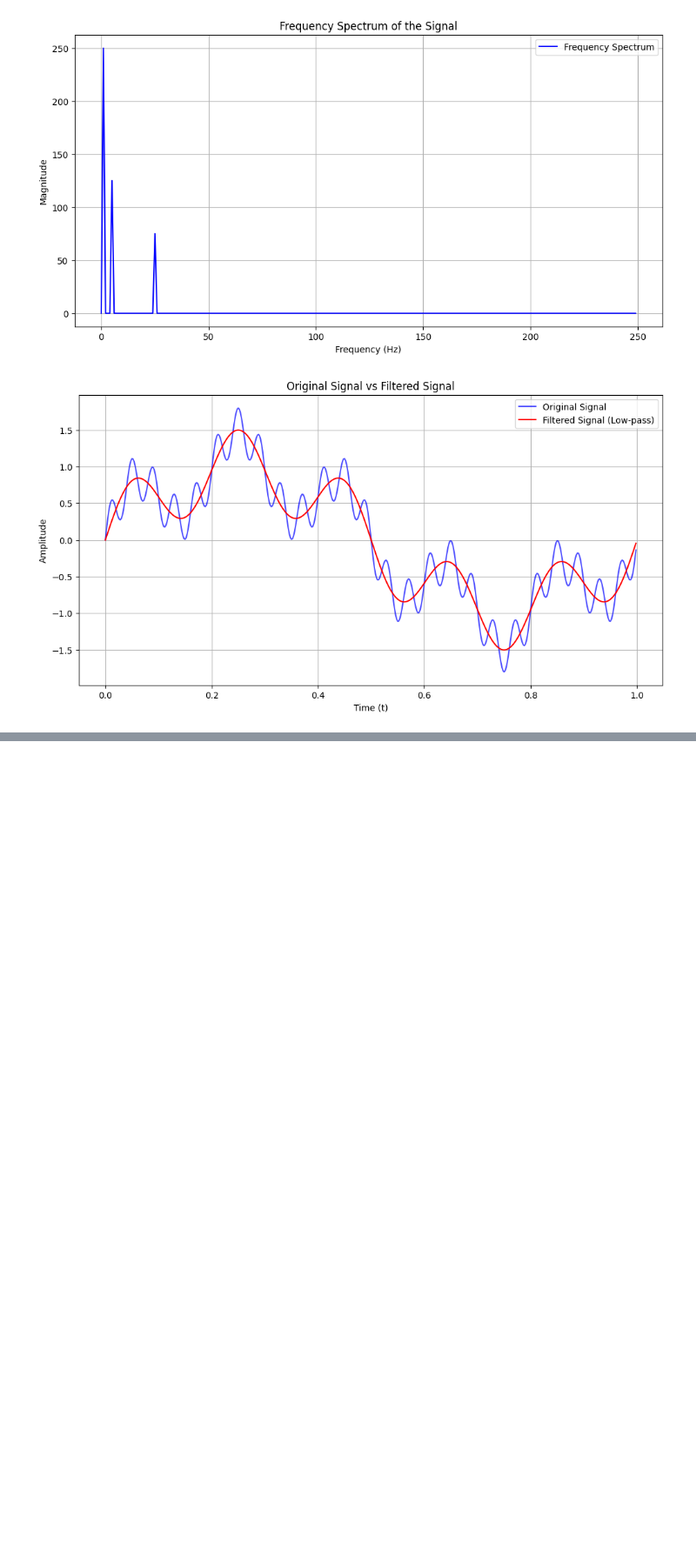
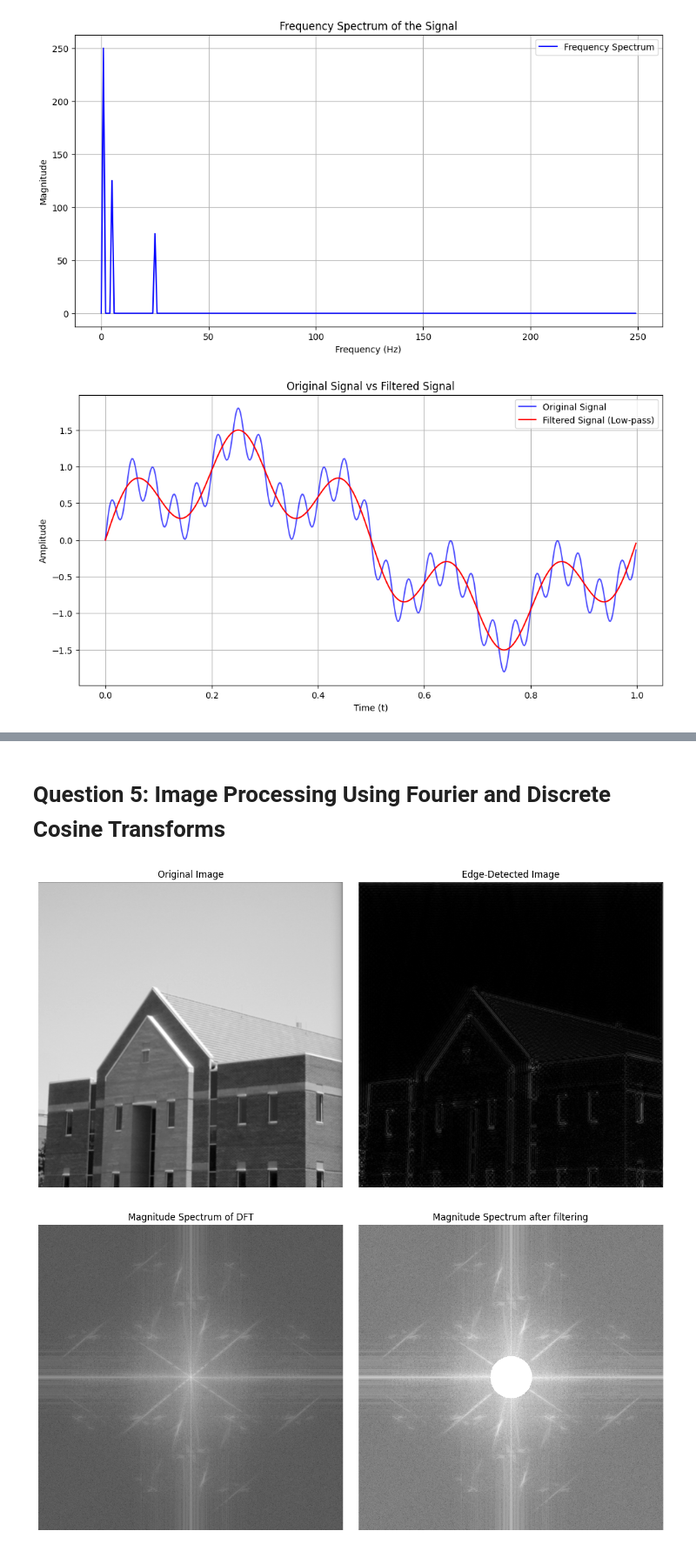
Before and after one commit to TeranS22/CM2607_CW_2409084, a Jupyter notebook: CM2607_2409084.ipynb, the cells around one changed output, grey strips where cells are left out. Shown at 87% size. Drawn from its saved outputs; the diff is of its cells as text; code cells hidden in the pictures; blank space fills up the shorter version.

Commit message:
Question-05 and final checking

```diff
--- a/CM2607_2409084.ipynb
+++ b/CM2607_2409084.ipynb
@@ -271,0 +273,64 @@ Real-world applications include:
+# %% [markdown]
+# Question 5: Image Processing Using Fourier and Discrete Cosine Transforms
+# %%
+image_path = "/Users/teransenevirathne/Desktop/CM2607_CW_2409084/Image-2.png"
+image = cv2.imread(image_path, cv2.IMREAD_GRAYSCALE)
+
+image_array = np.array(image, dtype=np.float32)
+# %%
+# (a) Find the edges in the image using a 2D Fourier Transform. Visualize the resulting image with detected edges.
+
+dft = cv2.dft(image_array, flags=cv2.DFT_COMPLEX_OUTPUT)
+dft_shifted = np.fft.fftshift(dft)
+magnitude_spectrum = 200 * np.log(cv2.magnitude(dft_shifted[:, :, 0], dft_shifted[:, :, 1]))
+
+rows, cols = image_array.shape
+crow, ccol = int(rows / 2), int(cols / 2)
+mask = np.ones((rows, cols, 2), np.uint8)
+
+low_freq_radius = 60
+y, x = np.ogrid[:rows, :cols]
+mask_area = (x - ccol)**2 + (y - crow)**2 <= low_freq_radius**2
+mask[mask_area] = 0
+
+dft_with_mask = dft_shifted * mask
+
+dft_mask_magnitude = 200 * np.log(cv2.magnitude(dft_with_mask[:, :, 0], dft_with_mask[:, :, 1]))
+
+dft_shifted_back = np.fft.ifftshift(dft_with_mask)
+img_back = cv2.idft(dft_shifted_back)
+img_back = cv2.magnitude(img_back[:, :, 0], img_back[:, :, 1])
+
+
+fig1 = plt.figure(figsize=(12, 6))
+
+ax1 = fig1.add_subplot(1, 2, 1)
+ax1.imshow(image, cmap='gray')
+ax1.title.set_text('Original Image')
+ax1.axis('off')
+
+ax2 = fig1.add_subplot(1, 2, 2)
+ax2.imshow(img_back, cmap='gray')
+ax2.title.set_text('Edge-Detected Image')
+ax2.axis('off')
+
+plt.tight_layout()
+plt.show()
+
+fig2 = plt.figure(figsize=(12, 6))
+
+ax3 = fig2.add_subplot(1, 2, 1)
+ax3.imshow(magnitude_spectrum, cmap='gray')
+ax3.title.set_text('Magnitude Spectrum of DFT')
+ax3.axis('off')
+
+ax4 = fig2.add_subplot(1, 2, 2)
+ax4.imshow(dft_mask_magnitude, cmap='gray')
+ax4.title.set_text('Magnitude Spectrum after filtering')
+ax4.axis('off')
+
+plt.tight_layout()
+plt.show()
+# %% [output]
+[figure, added]
+[figure, added]
```
Also changed, not shown: parts of 16 cells of this notebook, 1 other file.
